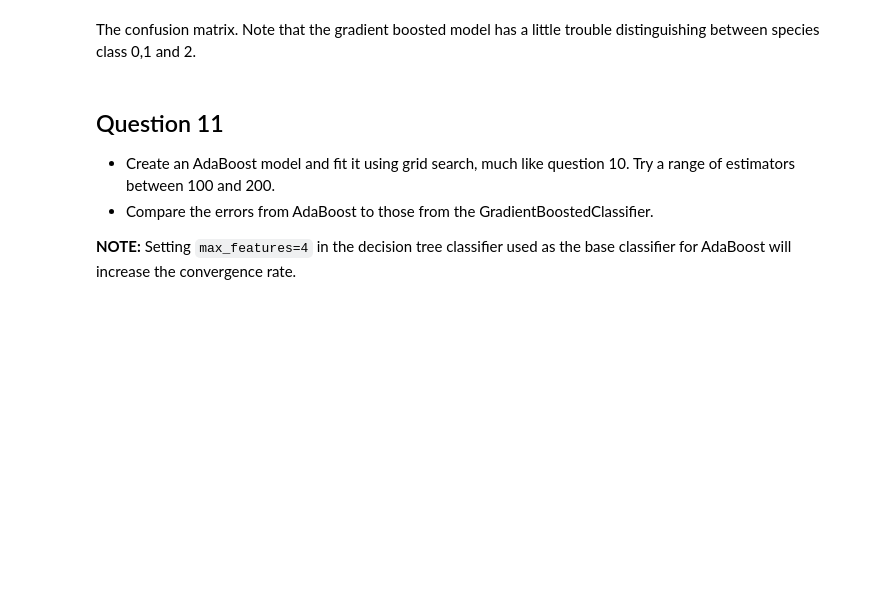
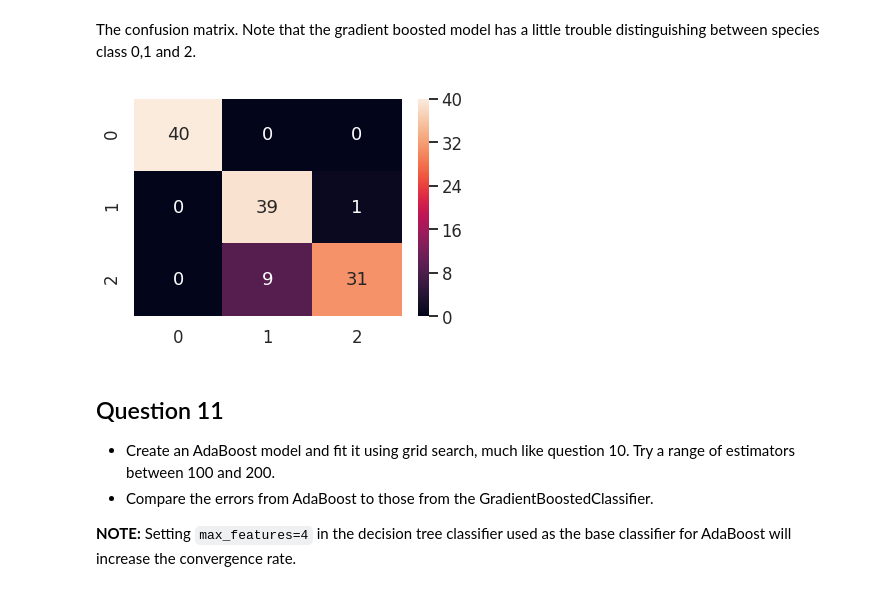
Before and after one commit to olszewskip/Intel_ML_501, a Jupyter notebook: week10/Week10_Boosting_and_Stacking_HW.ipynb, the cells around one changed output. Saved outputs shown, nothing was run; the diff lists cells and outputs as text; code cells hidden in the pictures; blank space fills up the shorter version.

```diff
--- a/week10/Week10_Boosting_and_Stacking_HW.ipynb
+++ b/week10/Week10_Boosting_and_Stacking_HW.ipynb
@@ -368,0 +564,22 @@ from sklearn.model_selection import GridSearchCV
+# %%
+from sklearn.model_selection import GridSearchCV
+
+# The parameters to be fit--only n_estimators and learning rate
+# have been varied here for simplicity
+param_grid = {'n_estimators': [100, 400],
+              'learning_rate': [1, 0.1, 0.01],
+              'subsample': [0.1, 1],
+              'max_features': [2, 3, 4]
+             }
+
+# The grid search object
+GV_GBC = GridSearchCV(GradientBoostingClassifier(random_state=42),
+                      param_grid=param_grid,
+                      scoring='accuracy',
+                      n_jobs=-1,
+                      cv=5,
+                      iid=False,
+                     return_train_score=True)
+
+# Do the grid search
+GV_GBC = GV_GBC.fit(X_train, y_train)
@@ -372,3 +625,6 @@ from sklearn.model_selection import GridSearchCV
 The error metrics. Classification report is particularly convenient for multi-class cases.
 # %%
 from sklearn.metrics import classification_report
+
+y_pred = GV_GBC.predict(X_test)
+print(classification_report(y_pred, y_test))
@@ -379,3 +643,11 @@ from sklearn.metrics import confusion_matrix
+# %%
+from sklearn.metrics import confusion_matrix
+
+sns.set_context('talk')
+cm = confusion_matrix(y_test, y_pred)
+ax = sns.heatmap(cm, annot=True, fmt='d')
+# %% [output]
+[figure, added]
 # %% [markdown]
 ## Question 11
 
```
Also changed, not shown: parts of 56 cells of this notebook, 8 other files.
